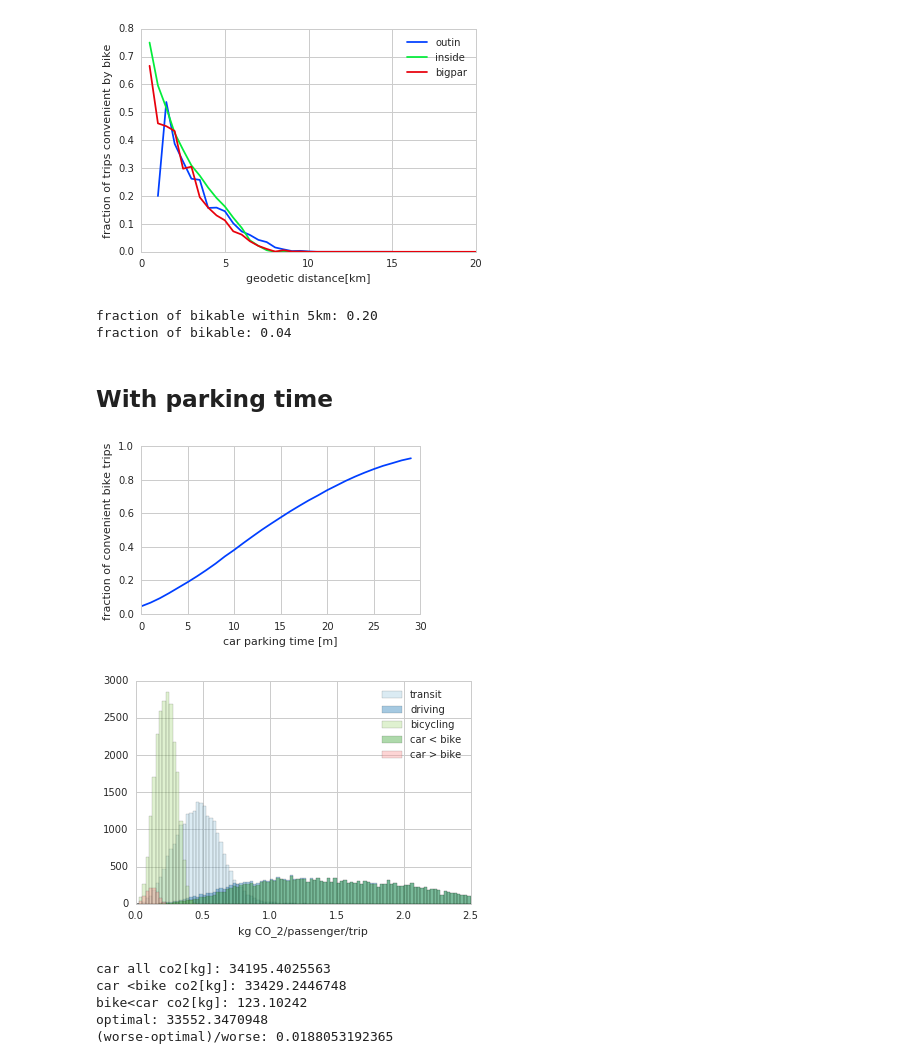
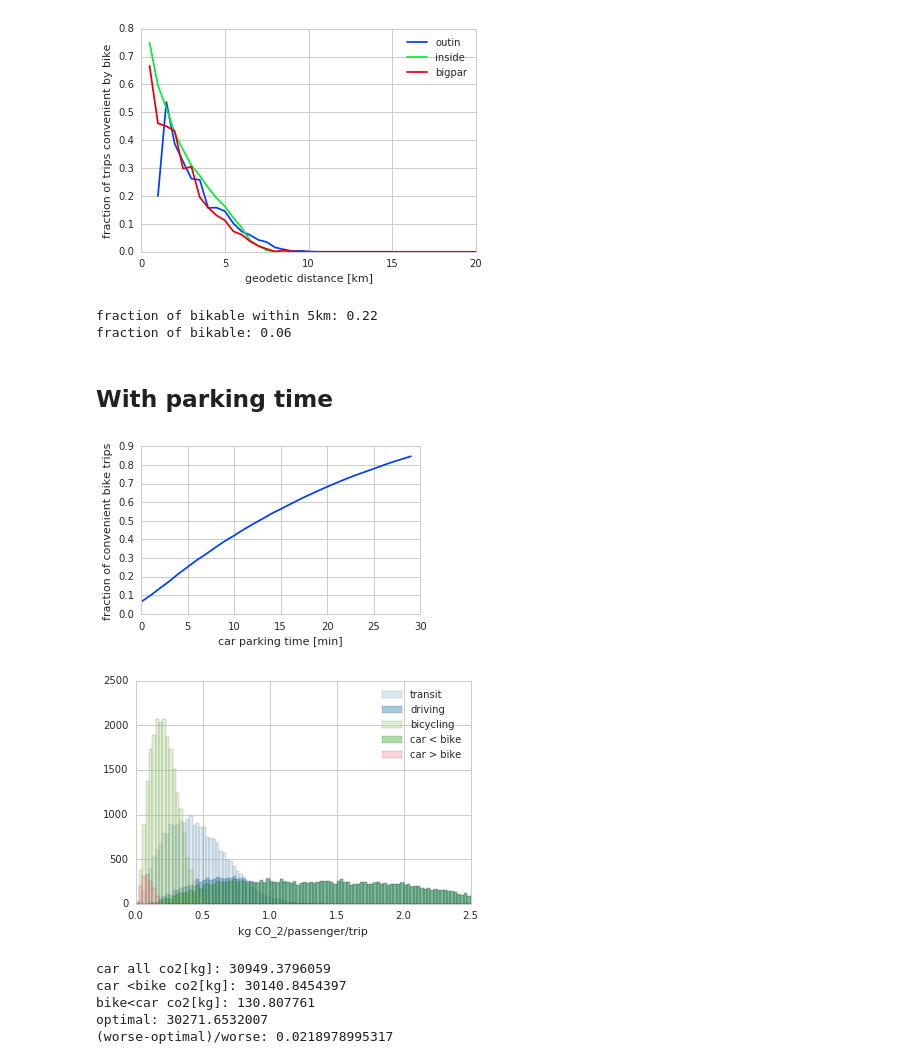
Before and after one commit to astyonax/TimingParis, a Jupyter notebook: notebooks/TimeParis-plots-kgCO2.ipynb, the cells around one changed output. Drawn from its saved outputs; the diff is of its cells as text; code cells hidden in the pictures.

```diff
--- a/notebooks/TimeParis-plots-kgCO2.ipynb
+++ b/notebooks/TimeParis-plots-kgCO2.ipynb
@@ -23,7 +23,7 @@ def get_df(test):
     rawdf = pd.read_pickle('../data/{0:s}_latest.pdpkl'.format(test))
     return rawdf
 
-prj = 1
+prj = 2
 tests = ['inside','outin','bigpar']
 N_CLUSTERS = [8,10,10][prj] # 10 for test 0
 BOUNDARIES = [(250000,270000,6210000,6227000),
@@ -163,8 +163,8 @@ plt.ylabel('fraction of trips convenient by bike')
 print 'fraction of bikable within 5km:','{0:.2f}'.format(bike[bike.haversine_distance<5000].p1.shape[0]*1./bicycling[bicycling.haversine_distance<5000].p1.shape[0])
 print 'fraction of bikable:','{0:.2f}'.format(bike.p1.shape[0]*1./bicycling.p1.shape[0])
 # %% [output]
-fraction of bikable within 5km: 0.20
-fraction of bikable: 0.04
+fraction of bikable within 5km: 0.22
+fraction of bikable: 0.06
 # %% [markdown]
 ## With parking time
 # %%
@@ -186,12 +186,12 @@ count_fraction_bike_faster_w_parking = lambda t:((coupled_durations[0]-(coupled_
 # %%
 times = xrange(0,30) # minutes
 fig,ax=plt.subplots(1,1,figsize=(5,3))
 ax.plot(times,map(count_fraction_bike_faster_w_parking,times))
-ax.set_xlabel('car parking time [m]')
+ax.set_xlabel('car parking time [min]')
 ax.set_ylabel('fraction of convenient bike trips')
 fig.savefig('../plots/on_parking_time_{0:s}.png'.format(TITLE),bbox_inches='tight',dpi=96)
 # %% [output]
-[figure, old version]
+[figure, new version]
 # %%
 import seaborn
 
@@ -212,7 +212,7 @@ ax.set_xlabel('kg CO_2/passenger/trip')
 ax.set_xlim(0,2.5)
 fig.savefig('../plots/{0:s}_hist_kgco2_mode.png'.format(TITLE),bbox_inches='tight',dpi=96)
 # %% [output]
-[figure, old version]
+[figure, new version]
 # %%
 co2_all_car    = driving['co2kg'].sum()
 co2_car_faster = car['co2kg'].sum()
@@ -224,8 +224,8 @@ print 'bike<car co2[kg]:', co2_bike_faster
 print 'optimal:',co2_car_faster+co2_bike_faster
 print '(worse-optimal)/worse:', (co2_all_car-co2_car_faster-co2_bike_faster)/co2_all_car
 # %% [output]
-car all co2[kg]: 34195.4025563
-car <bike co2[kg]: 33429.2446748
-bike<car co2[kg]: 123.10242
-optimal: 33552.3470948
-(worse-optimal)/worse: 0.0188053192365
+car all co2[kg]: 30949.3796059
+car <bike co2[kg]: 30140.8454397
+bike<car co2[kg]: 130.807761
+optimal: 30271.6532007
+(worse-optimal)/worse: 0.0218978995317
```
Also changed, not shown: parts of 5 cells of this notebook, 50 other files.
